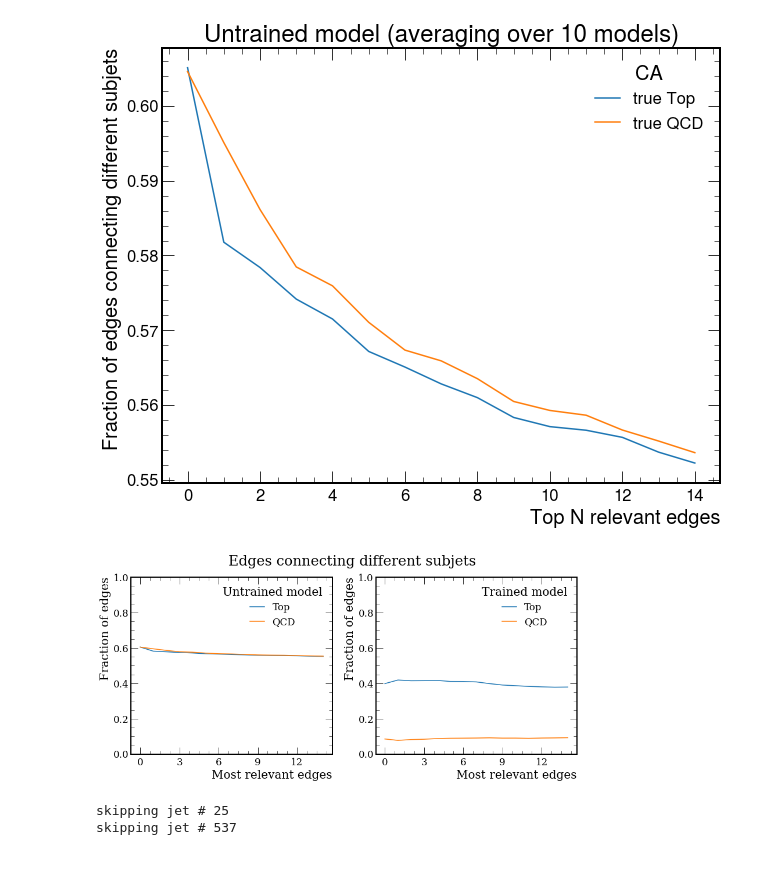
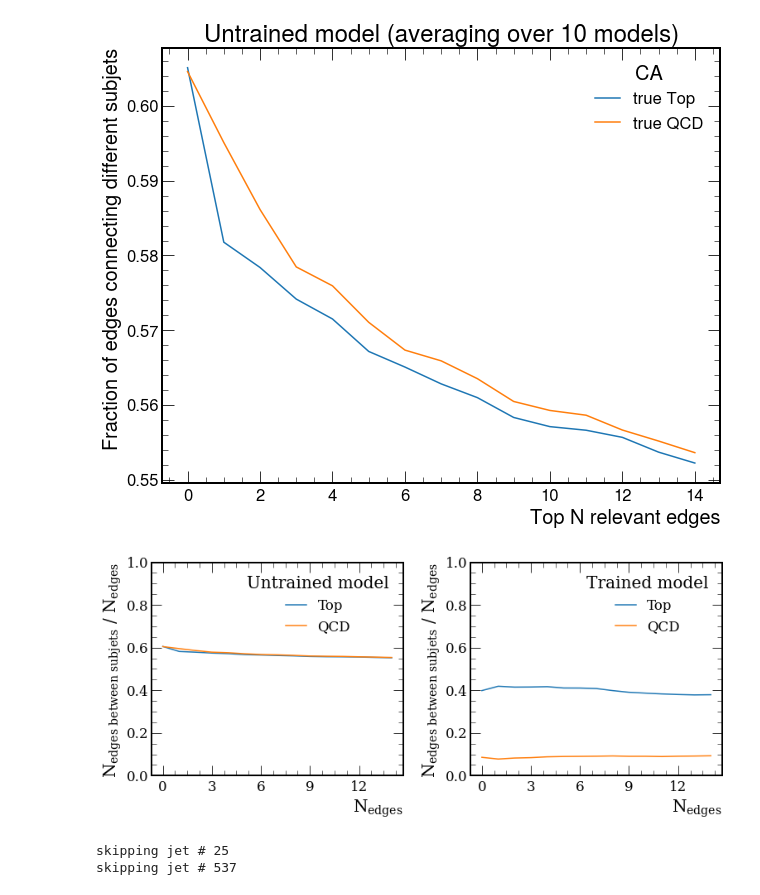
Before and after one commit to farakiko/xai4hep, a Jupyter notebook: binder/fastjet.ipynb, the cells around one changed output. Saved outputs shown, nothing was run; the diff lists cells and outputs as text; code cells hidden in the pictures; blank space fills up the shorter version.

```diff
--- a/binder/fastjet.ipynb
+++ b/binder/fastjet.ipynb
@@ -321,7 +282,7 @@ dic['edge_conv_2'] = '3rd EdgeConv'
 
 Num_jets = len(batch_px_list)
 for i in range(Num_jets):
-#     if i not in [12,20,22,27,34,36,38,41,46,49,67]:
+#     if i not in [21]:
 #         continue
     if i != 27:
         continue
@@ -368,6 +329,7 @@ for i in range(Num_jets):
 
     # plot edgeconv blocks
     for edgeconv in ['edge_conv_0', 'edge_conv_1', 'edge_conv_2']:
+#     for edgeconv in ['edge_conv_2']:
 
         edge_index, edge_weight = edge_index_dic[edgeconv], torch.abs(R_edges[edgeconv]).sum(axis=1)
         edge_Rscores = edge_weight/sum(edge_weight)  # normalize sum of Rscores of all jets to be 1
@@ -382,7 +344,7 @@ for i in range(Num_jets):
             draw_networkx_nodes(G, pos,
                                 nodelist=np.array(list(G))[subjet_idx==j].tolist(),
                                 node_color=np.log(pt[subjet_idx==j]),
-                                node_size=30,
+                                node_size=100,
                                 cmap=COLOR_from_idx[j],
                                 ax=ax,
                                 label=f"{LABEL[JET_ALGO]} Subjet {j} $p_{{\mathrm{{T}}}}$={subjet_vectors[j].pt:.0f}",
@@ -392,7 +354,7 @@ for i in range(Num_jets):
         cbar.set_label("$p_{\mathrm{T}} / p_{\mathrm{T}}^{\mathrm{jet}}$")
 
         draw_networkx_edges(G, pos,
-                            width=10*(edge_Rscores),
+                            width=100*(edge_Rscores),
                             edge_color='k',
                             style='solid',
                             arrowsize=10,
@@ -403,16 +365,21 @@ for i in range(Num_jets):
         ax.legend()
         ax.tick_params(left=True, bottom=True, labelleft=True, labelbottom=True)
 
-        plt.xlabel(r"$\Delta\eta$")
-        plt.ylabel(r"$\Delta\phi$")
-        plt.ylim(-1.2, 1.2)
-        plt.xlim(-1.2, 1.2)
-        ax.set_xticks([-1,-0.5,0,0.5,1])
-        ax.set_yticks([-1,-0.5,0,0.5,1])
-        plt.legend(title="Top jet" if jet_label==1 else "QCD jet")
-        ax.set_title(f"{dic[edgeconv]}", pad=10)
-        plt.savefig(f"/xai4hepvol/paper/{edgeconv}.png")
+        plt.xlabel(r"$\Delta\eta$", fontsize=30)
+        plt.ylabel(r"$\Delta\phi$", fontsize=30)
+
+        plt.ylim(-0.8, 0.8)
+        plt.xlim(-0.8, 0.8)
+        ax.set_xticks([-0.6, -0.4,-0.2,0,0.2,0.4, 0.6])
+        ax.set_yticks([-0.6, -0.4,-0.2,0,0.2,0.4, 0.6])
+    #     plt.ylim(-1.2, 1.2)
+    #     plt.xlim(-1.2, 1.2)
+    #     ax.set_xticks([-1,-0.5,0,0.5,1])
+    #     ax.set_yticks([-1,-0.5,0,0.5,1])
+    #     plt.legend(title="Top jet" if jet_label==1 else "QCD jet")
+        plt.legend(fontsize=23)
+        ax.set_title(f"{dic[edgeconv]}", pad=10, fontsize=35)
         plt.savefig(f"/xai4hepvol/paper/{edgeconv}.pdf")
         plt.show()
 #         break
-    break
+#     break
@@ -773,39 +637,40 @@ Text(0, 1, 'Fraction of edges connecting different subjets')
 # %%
 from matplotlib.font_manager import FontProperties
 
 font = FontProperties()
 # font.set_family('serif')
 font.set_name('Times New Roman')
 # plt.rcParams.update({'font.family':'sans-serif'})
 plt.rcParams.update({'font.family':'serif'})
 
 # make the plot
-fig, axes = plt.subplots(ncols=2, figsize=(12,6))
+fig, axes = plt.subplots(ncols=2, figsize=(11,5))
 axes[0].plot(range(len(untrained_top_fraction)), untrained_top_fraction, label='Top')
 axes[0].plot(range(len(untrained_qcd_fraction)), untrained_qcd_fraction, label='QCD')
 axes[0].legend(title='Untrained model')
 # axes[0].set_yscale('log')
 axes[0].set_ylim(0,1)
-axes[0].set_xlabel('Most relevant edges')
+axes[0].set_xlabel(r'$N_{edges}$', fontsize=20)
 axes[0].set_xticks(range(0, 15, 3))
-axes[0].set_ylabel(r"Fraction of edges")
+axes[0].set_ylabel(r'$N_{edges \ between \ subjets}$ / $N_{edges}$', fontsize=20)
 
 axes[1].plot(range(len(trained_top_fraction)), trained_top_fraction, label='Top')
 axes[1].plot(range(len(trained_qcd_fraction)), trained_qcd_fraction, label='QCD')
 axes[1].legend(title='Trained model')
 # axes[1].set_yscale('log')
 axes[1].set_ylim(0,1)
-axes[1].set_xlabel('Most relevant edges')
+axes[1].set_xlabel(r'$N_{edges}$', fontsize=20)
 axes[1].set_xticks(range(0, 15, 3))
-axes[1].set_ylabel(r"Fraction of edges")
-axes[1].set_title("Edges connecting different subjets                                                        ", pad=20)
+axes[1].set_ylabel(r'$N_{edges \ between \ subjets}$ / $N_{edges}$', fontsize=20)
+
+# plt.subplots_adjust(wspace=4)
 
 fig.tight_layout()
 
 plt.savefig('/xai4hepvol/paper/scaling_up.pdf')
 plt.show()
 # %% [output]
-[figure, old version]
+[figure, new version]
 # %%
 from tqdm.notebook import tqdm
 
```
Also changed, not shown: parts of 6 cells of this notebook.
